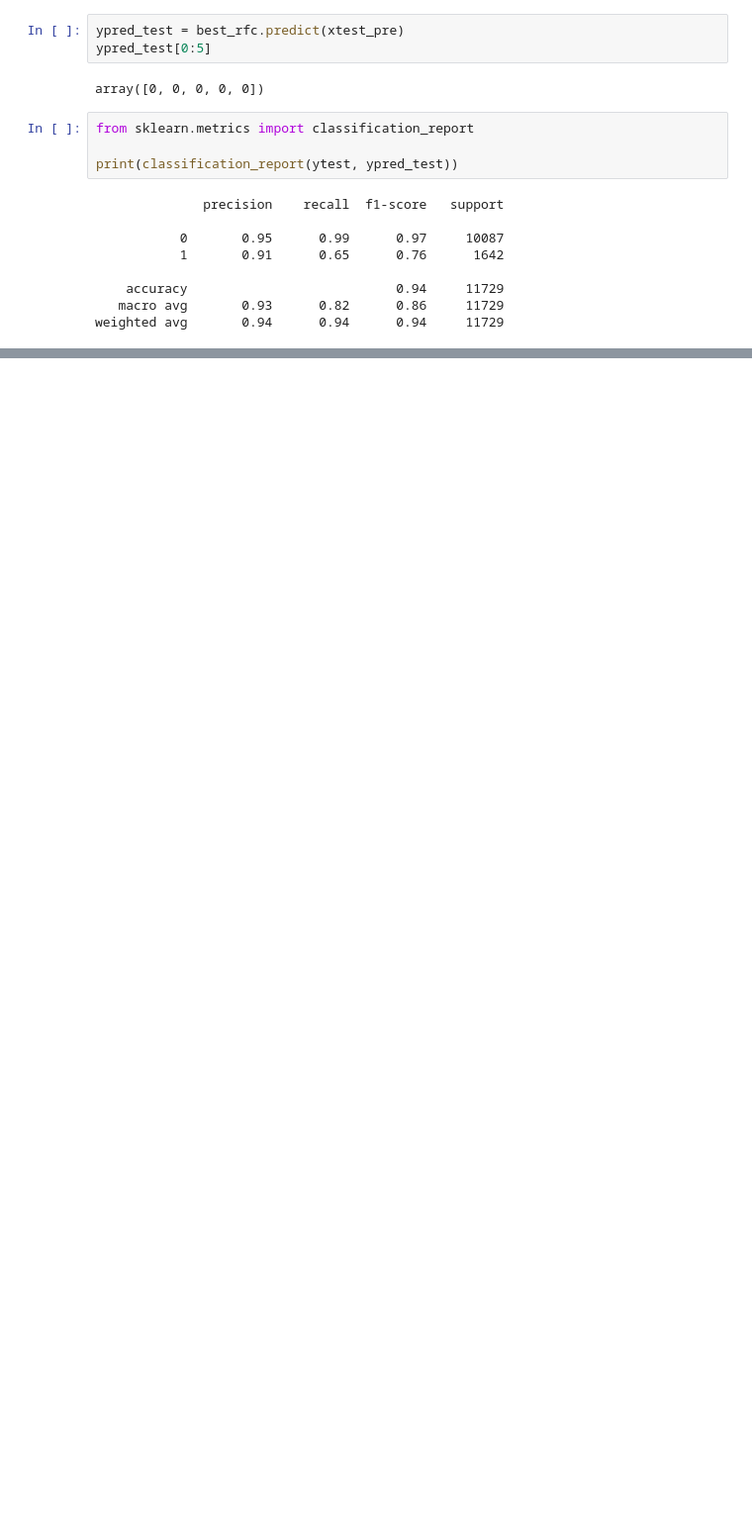
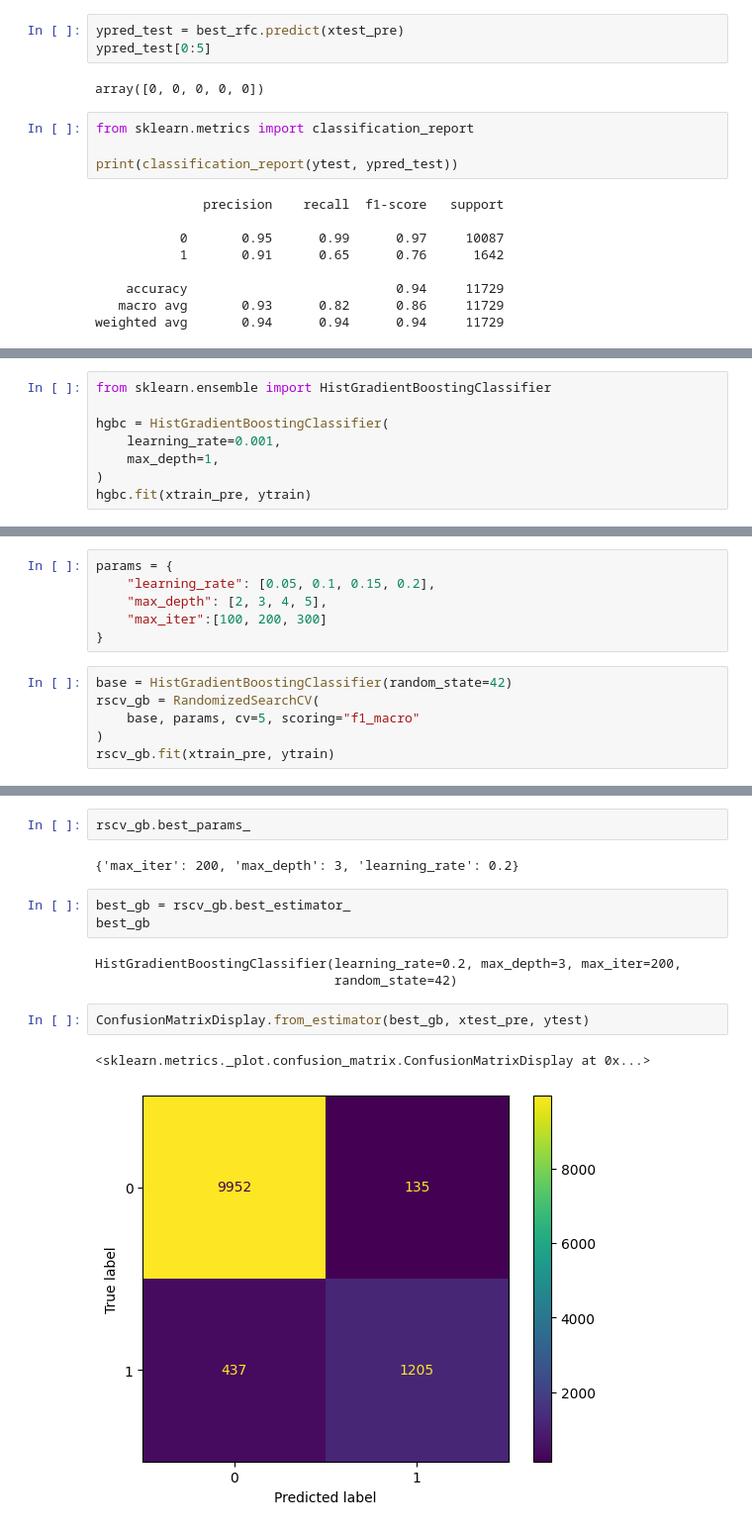
Before and after one commit to utkarshg1/ML-Wakad-Weekdays-5-7-pm-11th-Dec, a Jupyter notebook: 10 Ensemble/ensemble.ipynb, the cells around one changed output, grey strips where cells are left out. Shown: that part at 99% size. Drawn from its saved outputs; the diff is of its cells as text; blank space fills up the shorter version.

Commit message:
ensemble

```diff
--- a/10 Ensemble/ensemble.ipynb
+++ b/10 Ensemble/ensemble.ipynb
@@ -316,0 +320,8 @@ weighted avg       0.94      0.94      0.94     11729
+# %%
+from sklearn.ensemble import HistGradientBoostingClassifier
+
+hgbc = HistGradientBoostingClassifier(
+    learning_rate=0.001,
+    max_depth=1,
+)
+hgbc.fit(xtrain_pre, ytrain)
@@ -316,0 +343,12 @@ weighted avg       0.94      0.94      0.94     11729
+# %%
+params = {
+    "learning_rate": [0.05, 0.1, 0.15, 0.2],
+    "max_depth": [2, 3, 4, 5],
+    "max_iter":[100, 200, 300]
+}
+# %%
+base = HistGradientBoostingClassifier(random_state=42)
+rscv_gb = RandomizedSearchCV(
+    base, params, cv=5, scoring="f1_macro"
+)
+rscv_gb.fit(xtrain_pre, ytrain)
@@ -316,0 +366,15 @@ weighted avg       0.94      0.94      0.94     11729
+# %%
+rscv_gb.best_params_
+# %% [output]
+{'max_iter': 200, 'max_depth': 3, 'learning_rate': 0.2}
+# %%
+best_gb = rscv_gb.best_estimator_
+best_gb
+# %% [output]
+HistGradientBoostingClassifier(learning_rate=0.2, max_depth=3, max_iter=200,
+                               random_state=42)
+# %%
+ConfusionMatrixDisplay.from_estimator(best_gb, xtest_pre, ytest)
+# %% [output]
+<sklearn.metrics._plot.confusion_matrix.ConfusionMatrixDisplay at 0x...>
+[figure, added]
```
Also changed, not shown: parts of 29 cells of this notebook, 4 other files.
